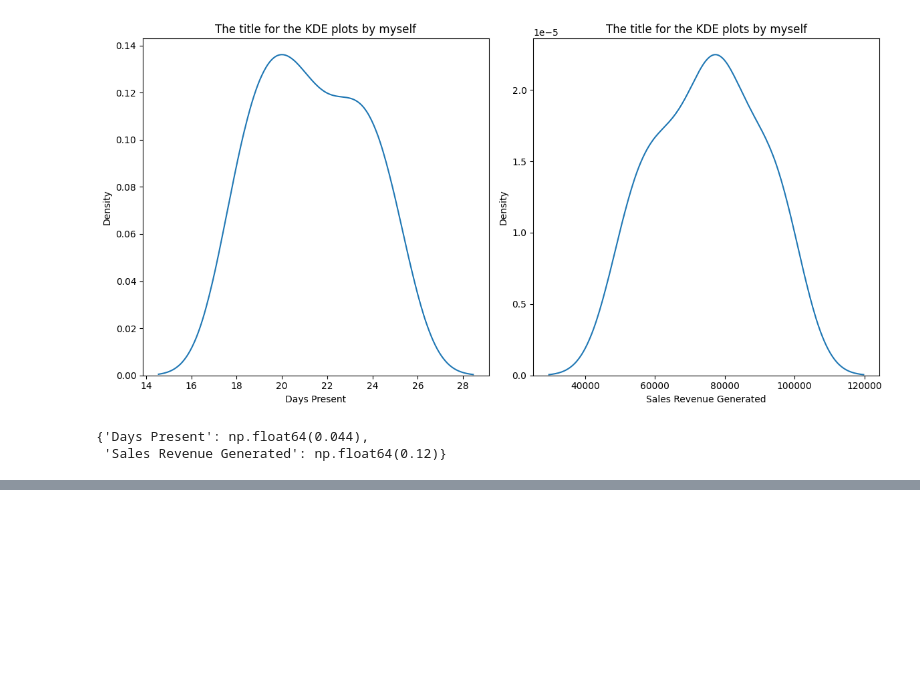
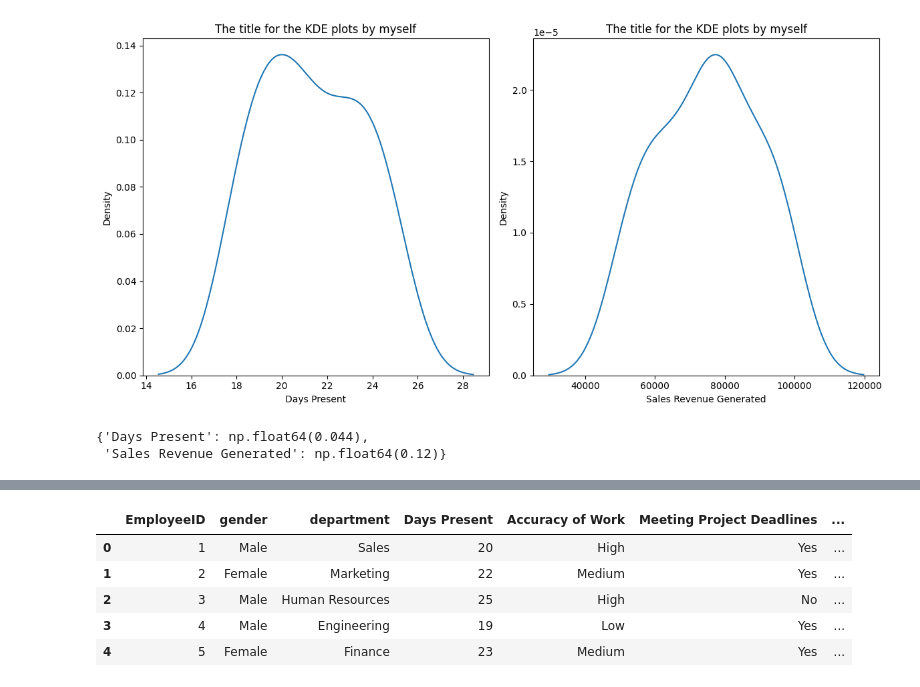
Before and after one commit to abrshz/Data-analysis-class, a Jupyter notebook: 50/testing.ipynb, the cells around one changed output, grey strips where cells are left out. Drawn from its saved outputs; the diff is of its cells as text; code cells hidden in the pictures; blank space fills up the shorter version.

```diff
--- a/50/testing.ipynb
+++ b/50/testing.ipynb
@@ -55,0 +68,9 @@ shapiro_results
+# %%
+data.head()
+# %% [output]
+|  | EmployeeID | gender | department | Days Present | Accuracy of Work | Meeting Project Deadlines | ... |
+| 0 | 1 | Male | Sales | 20 | High | Yes | ... |
+| 1 | 2 | Female | Marketing | 22 | Medium | Yes | ... |
+| 2 | 3 | Male | Human Resources | 25 | High | No | ... |
+| 3 | 4 | Male | Engineering | 19 | Low | Yes | ... |
+| 4 | 5 | Female | Finance | 23 | Medium | Yes | ... |
```
Also changed, not shown: parts of 2 cells of this notebook.
